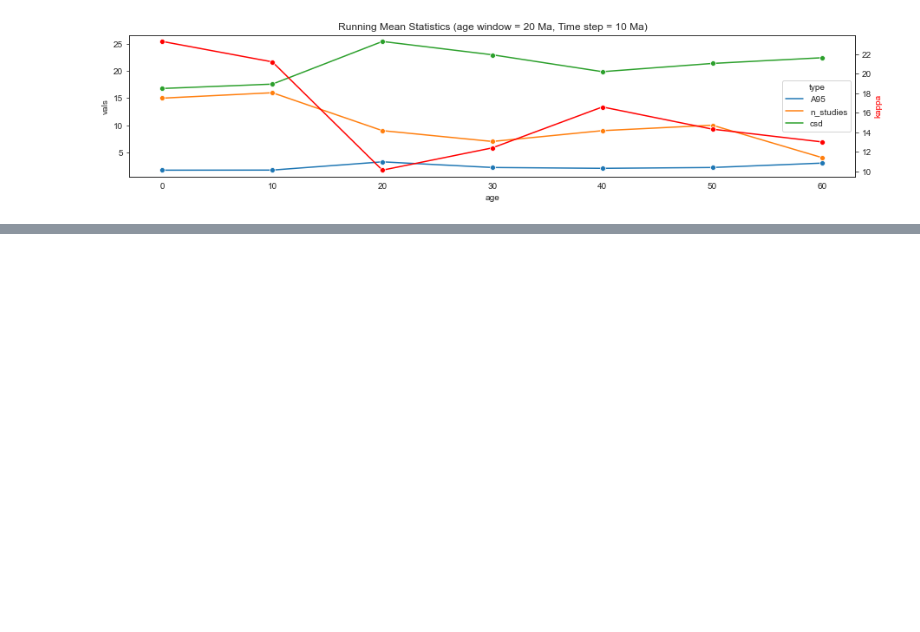
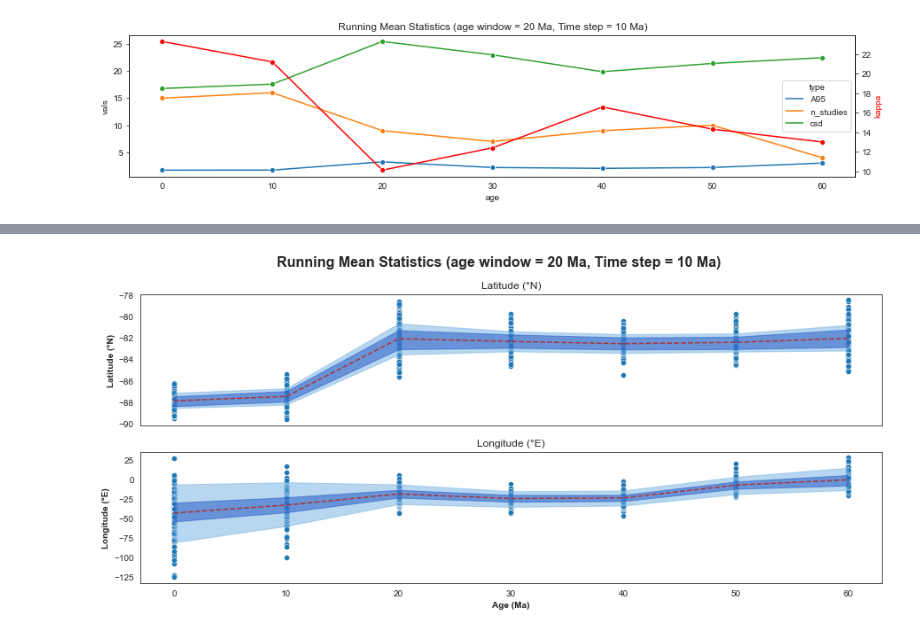
Before and after one commit to PolarWandering/Young_CEED, a Jupyter notebook: 4_APWP_vgp-based APWP.ipynb, the cells around one changed output, grey strips where cells are left out. Cells and saved outputs as stored; diff of their text form; code cells hidden in the pictures; blank space fills up the shorter version.

```diff
--- a/4_APWP_vgp-based APWP.ipynb
+++ b/4_APWP_vgp-based APWP.ipynb
@@ -69,0 +78,20 @@ RM_stats(RM_on_VGP, f"Running Mean Statistics (age window = {window_length} Ma,
+# %%
+def running_mean_bootstrapped(df_vgps, plon_label, plat_label, age_label, window_length, time_step, max_age, min_age, n_bst = 100):
+    '''
+    takes a compilation of vgps and for each time window uses the bootstrap approach to construct empirical confidence bounds.
+    '''
+
+    running_means_global = pd.DataFrame(columns=['run','N','k','A95','csd','foliation','lineation','collinearity','coplanarity'])
+
+    for i in range(n_bst):
+
+        vgps_sample = df_vgps.sample(n = len(df_vgps), replace = True)
+        running_means_tmp = pd.DataFrame()
+        running_means_tmp = running_mean_APWP_shape(vgps_sample, 'vgp_lon_SH', 'vgp_lat_SH', 'mean_age', window_length, time_step, max_age, min_age)
+        running_means_tmp['run'] = float(i)
+        running_means_global = running_means_global.append(running_means_tmp, ignore_index=True)
+
+    return running_means_global
+# %%
+%%time
+df_ensemble = running_mean_bootstrapped(df_filtered_vgps, 'vgp_lon_SH', 'vgp_lat_SH', 'mean_age', window_length, time_step, max_age, min_age, n_bst = 200)
@@ -69,0 +101,4 @@ RM_stats(RM_on_VGP, f"Running Mean Statistics (age window = {window_length} Ma,
+# %%
+plot_APWP_RM_ensemble(df_ensemble, f"Running Mean Statistics (age window = {window_length} Ma, Time step = {time_step} Ma)")
+# %% [output]
+[figure, added]
```
Also changed, not shown: parts of 6 cells of this notebook.
